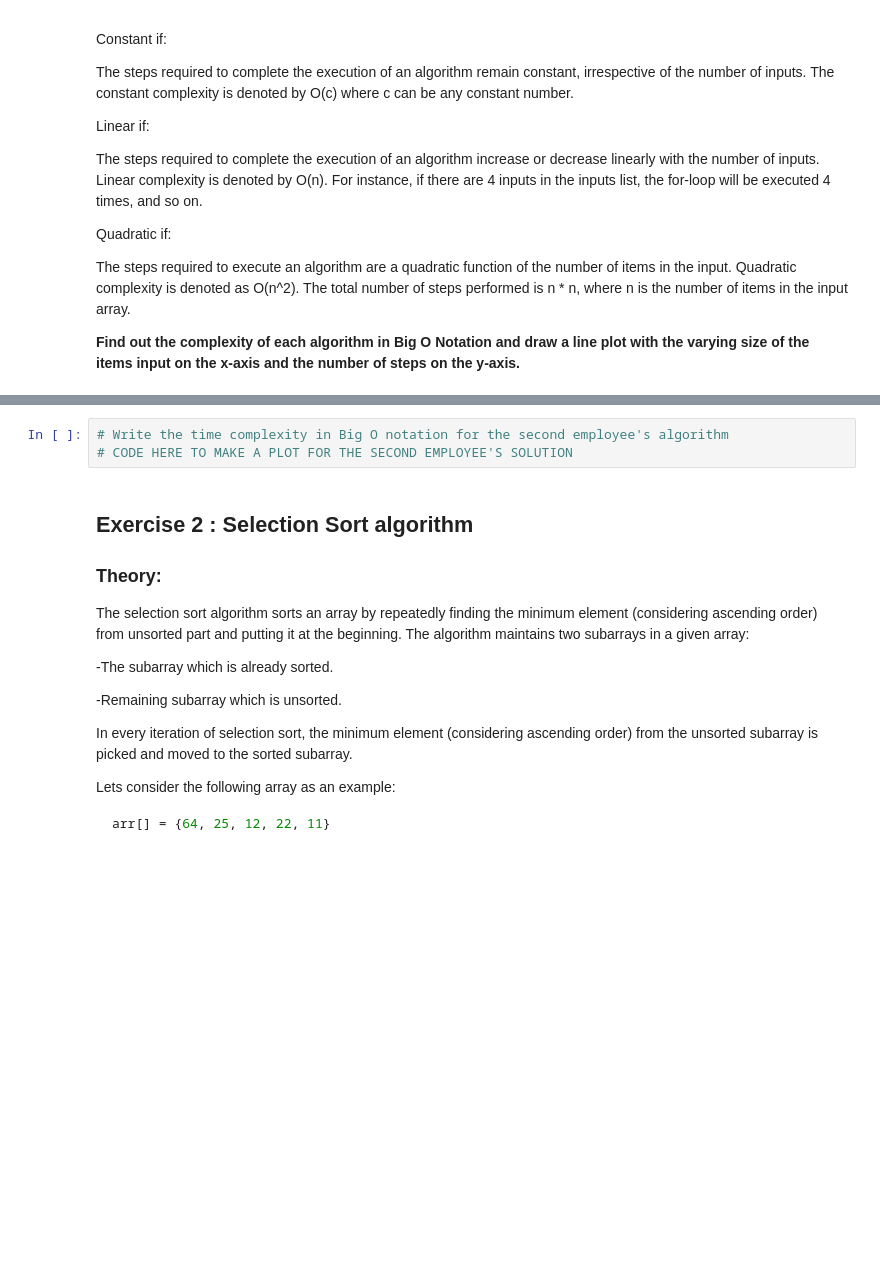
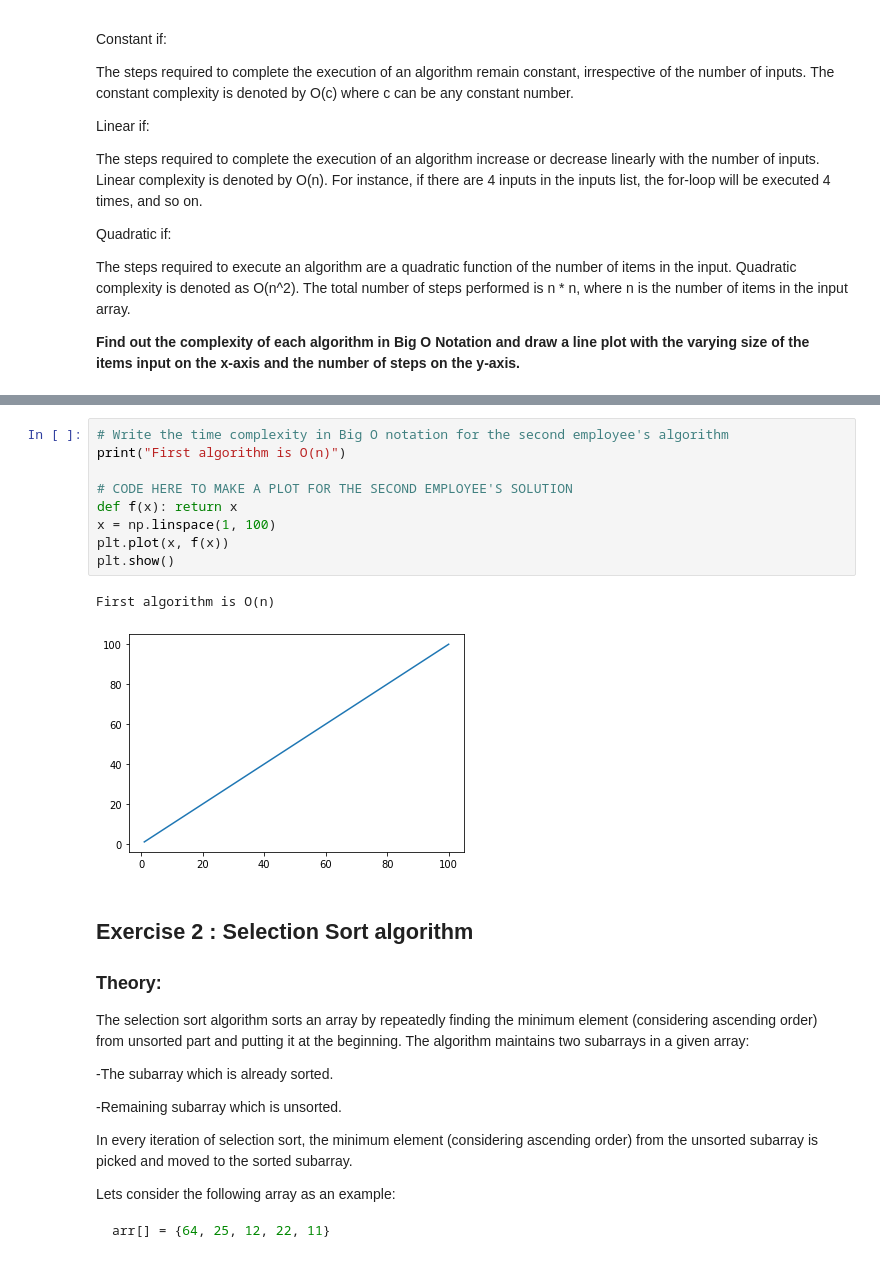
Before and after one commit to easyundercover/algorithm-optimization-project-machine-learning, a Jupyter notebook: notebook/problems.ipynb, the cells around one changed output, grey strips where cells are left out. Saved outputs shown, nothing was run; the diff lists cells and outputs as text; blank space fills up the shorter version.

```diff
--- a/notebook/problems.ipynb
+++ b/notebook/problems.ipynb
@@ -171,6 +183,15 @@ The steps required to execute an algorithm are a quadratic function of the numbe
 # %%
 # Write the time complexity in Big O notation for the second employee's algorithm
+print("First algorithm is O(n)")
+
 # CODE HERE TO MAKE A PLOT FOR THE SECOND EMPLOYEE'S SOLUTION
+def f(x): return x
+x = np.linspace(1, 100)
+plt.plot(x, f(x))
+plt.show()
+# %% [output]
+First algorithm is O(n)
+[figure, added]
 # %% [markdown]
 ## Exercise 2 : Selection Sort algorithm
 
```
Also changed, not shown: parts of 2 cells of this notebook.
